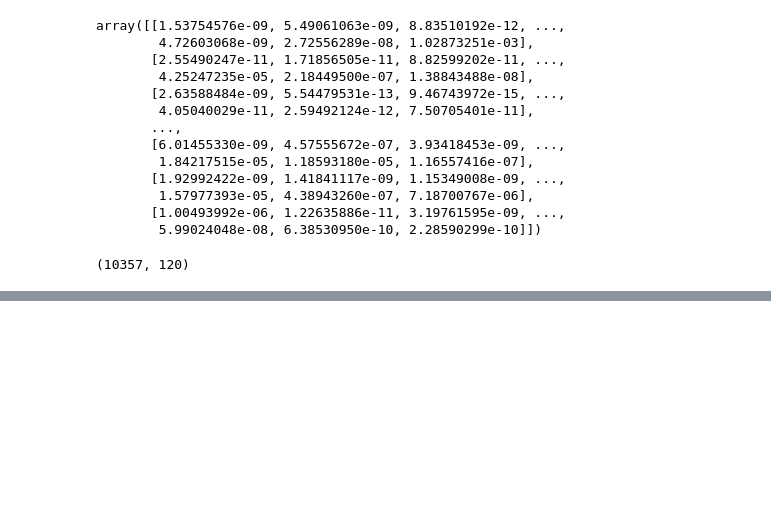
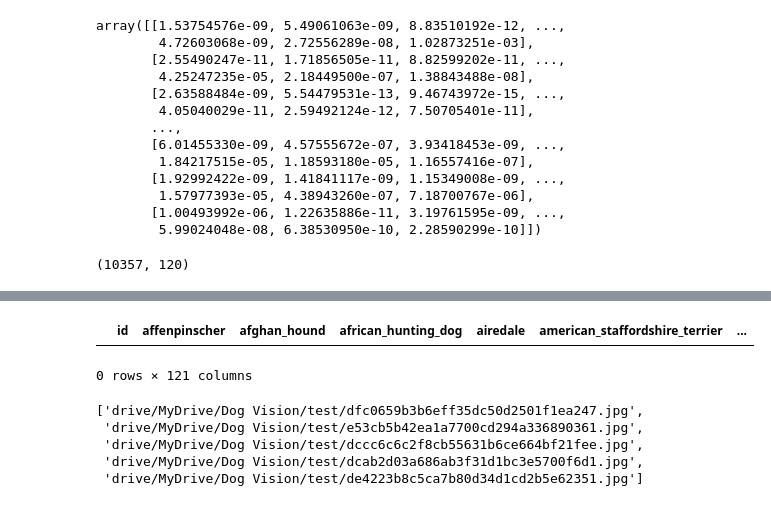
Before and after one commit to jaiswalakash170/dog-breed-identification, a Jupyter notebook: dog_breed_identification.ipynb, the cells around one changed output, grey strips where cells are left out. Saved outputs shown, nothing was run; the diff lists cells and outputs as text; code cells hidden in the pictures; blank space fills up the shorter version.

```diff
--- a/dog_breed_identification.ipynb
+++ b/dog_breed_identification.ipynb
@@ -1221,0 +1243,13 @@ loaded_test_predictions.shape
+# %%
+preds_df.head()
+# %% [output]
+|  | id | affenpinscher | afghan_hound | african_hunting_dog | airedale | american_staffordshire_terrier | ... |
+0 rows × 121 columns
+# %%
+test_filenames[:5]
+# %% [output]
+['drive/MyDrive/Dog Vision/test/dfc0659b3b6eff35dc50d2501f1ea247.jpg',
+ 'drive/MyDrive/Dog Vision/test/e53cb5b42ea1a7700cd294a336890361.jpg',
+ 'drive/MyDrive/Dog Vision/test/dccc6c6c2f8cb55631b6ce664bf21fee.jpg',
+ 'drive/MyDrive/Dog Vision/test/dcab2d03a686ab3f31d1bc3e5700f6d1.jpg',
+ 'drive/MyDrive/Dog Vision/test/de4223b8c5ca7b80d34d1cd2b5e62351.jpg']
```
Also changed, not shown: parts of 6 cells of this notebook.
